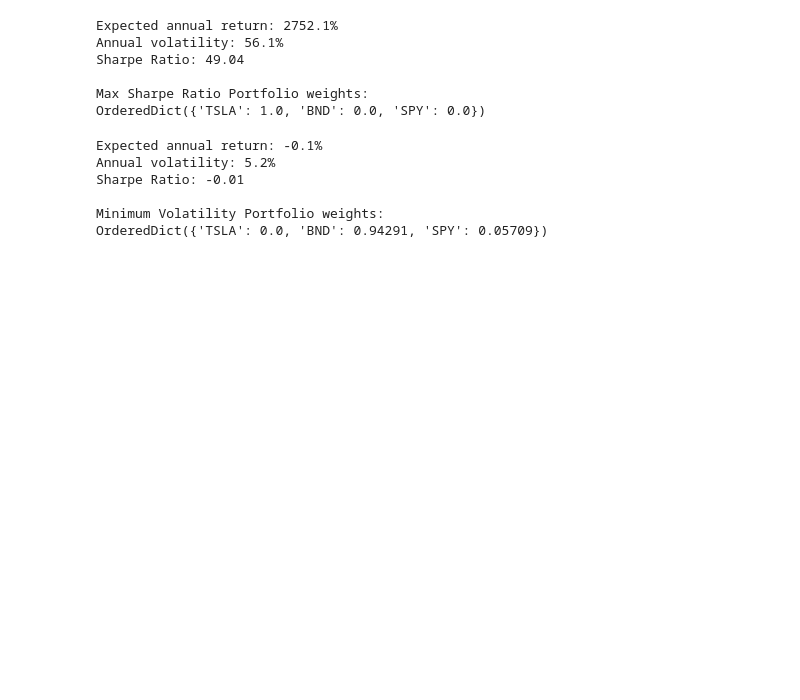
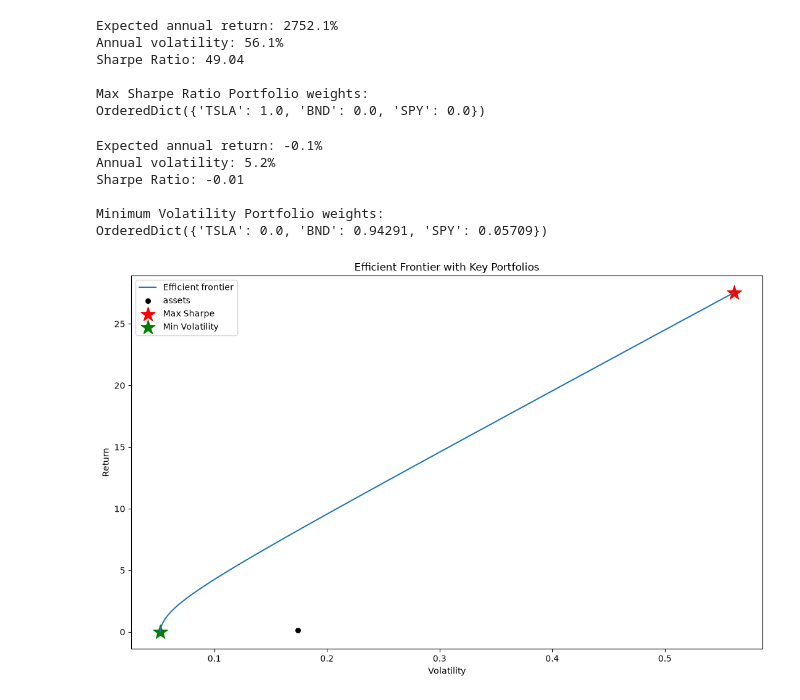
Before and after one commit to Sumeyahassen/portfolio-optimization, a Jupyter notebook: notebooks/task4_portfolio_optimization.ipynb, the cells around one changed output. Cells and saved outputs as stored; diff of their text form; code cells hidden in the pictures; blank space fills up the shorter version.

Commit message:
plot pbothe portifolio

```diff
--- a/notebooks/task4_portfolio_optimization.ipynb
+++ b/notebooks/task4_portfolio_optimization.ipynb
@@ -122,3 +122,17 @@ Sharpe Ratio: -0.01
 
 Minimum Volatility Portfolio weights:
 OrderedDict({'TSLA': 0.0, 'BND': 0.94291, 'SPY': 0.05709})
+# %%
+fig, ax = plt.subplots(figsize=(11, 7))
+ef_plot = EfficientFrontier(mu, cov_matrix)
+plotting.plot_efficient_frontier(ef_plot, ax=ax, show_assets=True)
+
+ax.scatter(perf_sharpe[1], perf_sharpe[0], marker="*", s=300, c="red", label="Max Sharpe") # type: ignore
+ax.scatter(perf_minvol[1], perf_minvol[0], marker="*", s=300, c="green", label="Min Volatility") # type: ignore
+ax.legend()
+ax.set_title("Efficient Frontier with Key Portfolios")
+plt.tight_layout()
+plt.savefig("../data/processed/fig_task4_frontier_with_portfolios.png", dpi=120)
+plt.show()
+# %% [output]
+[figure, added]
```
